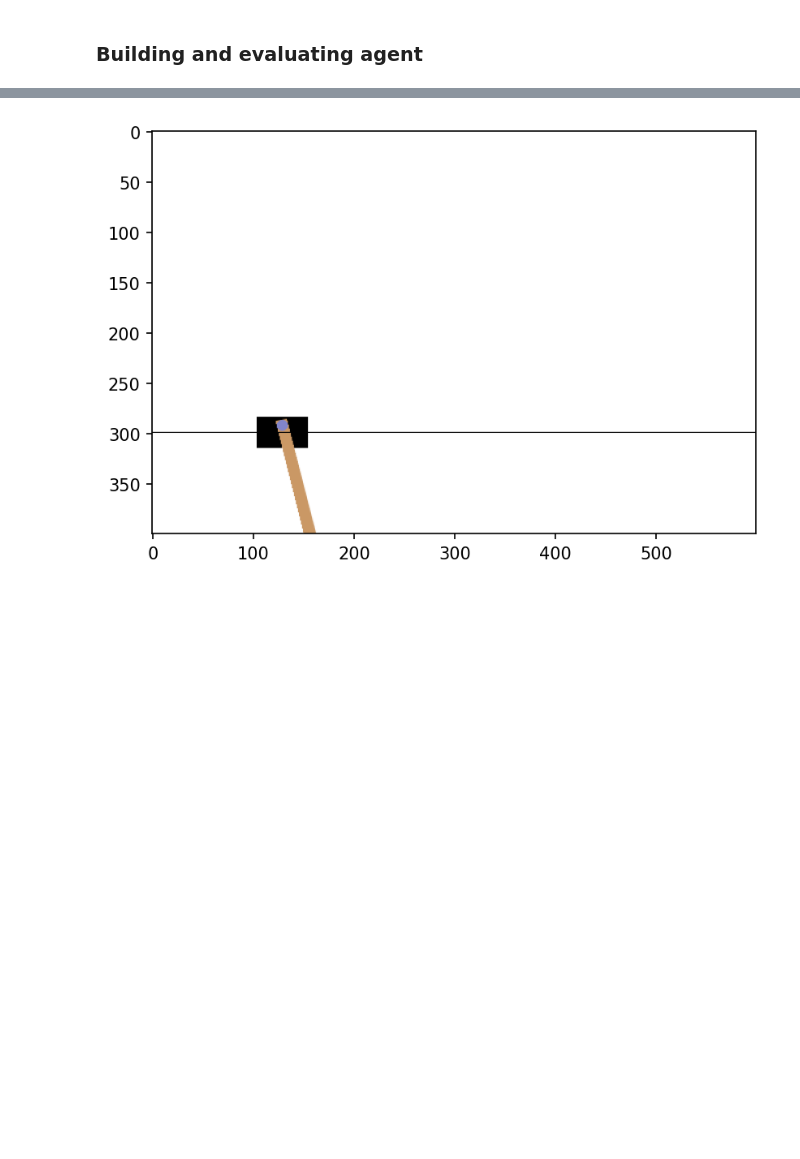
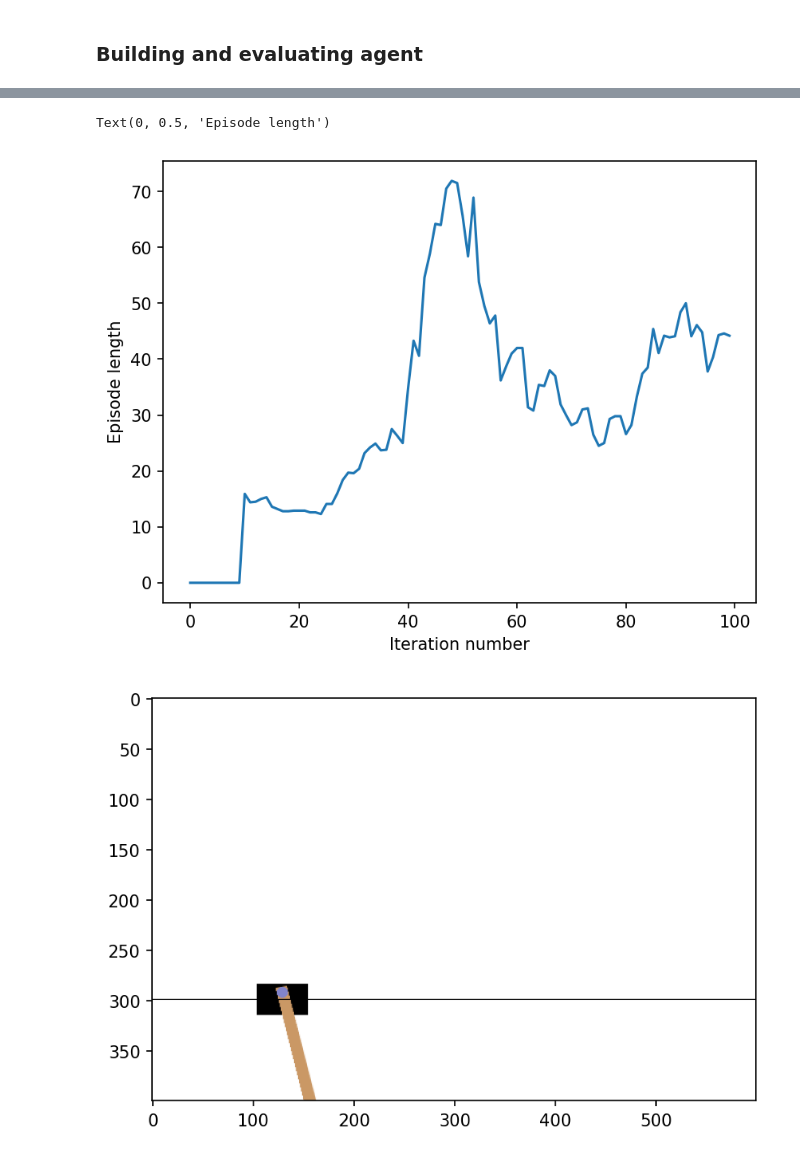
Before and after one commit to achyutha11/cartpole_experiments, a Jupyter notebook: cartpole_experiments.ipynb, the cells around one changed output, grey strips where cells are left out. Drawn from its saved outputs; the diff is of its cells as text; code cells hidden in the pictures; blank space fills up the shorter version.

```diff
--- a/cartpole_experiments.ipynb
+++ b/cartpole_experiments.ipynb
@@ -31,7 +31,7 @@ class DQNAgent():
     RL agent that utilizes a DQN algorithm to solve the Cart Pole environment.
     """
 
-    def __init__(self, gamma=0.95, epsilon=0.9, epsilon_decay=0.99, epsilon_min=0.01, tau=0.99):
+    def __init__(self, gamma=0.95, epsilon=0.9, epsilon_decay=0.99, epsilon_min=0.04, tau=0.99):
         """
         Initialize agent.
 
@@ -51,9 +51,9 @@ class DQNAgent():
         self.epsilon_min = epsilon_min
         self.tau = tau
         self.q_function = self.make_q_function()
-        self.q_function.compile(loss='mse', optimizer=tf.keras.optimizers.legacy.Adam(learning_rate=1e-3))
+        self.q_function.compile(loss='mse', optimizer=tf.keras.optimizers.legacy.Adam(learning_rate=5e-4))
         self.target_q = self.make_q_function()
-        self.target_q.compile(loss='mse', optimizer='adam')
+        self.target_q.compile(loss='mse', optimizer=tf.keras.optimizers.legacy.Adam(learning_rate=5e-4))
         self.target_q.set_weights(self.q_function.weights)
         self.max_memory = 10000
 
@@ -212,12 +212,6 @@ class DQNAgent():
                 else:
                     self.memory = (np.append(np.append(old_state, (action, reward, done)), new_state)).reshape(1, 11)
 
-                # Sample memory if exceeding memory limit
-                # Always keep initial 1000 steps' data
-                if len(self.memory) > self.max_memory:
-                    idx = np.random.randint(1000, len(self.memory), size=self.max_memory - 1000)
-                    self.memory = self.memory[np.append(np.arange(1000), idx), :]
-
                 # Need > 64 for batch size
                 if len(self.memory) > 64:
                     self.train()
@@ -230,6 +224,11 @@ class DQNAgent():
                 if length > 550:
                     break
 
+            # Sample memory if exceeding memory limit
+            # Always keep initial 1000 steps' data
+            if len(self.memory) > self.max_memory:
+                idx = np.random.randint(1000, len(self.memory), size=self.max_memory - 1000)
+                self.memory = self.memory[np.append(np.arange(1000), idx), :]
 
              # Decrease epsilon
             self.epsilon *= self.epsilon_decay
@@ -241,7 +240,7 @@ class DQNAgent():
                 break
 
             if i % 10 == 0:
-                print("Episode {} last 10 reward avg: {}, epsilon: {}".format(i, np.mean(length_lst[-10:]), self.epsilon))
+                print("Episode {}: \nlast 10 reward avg: {} \nepsilon: {} \nMemory size: {}".format(i, np.mean(length_lst[-10:]), self.epsilon, self.memory.shape[0]))
 
         return length_lst
 # %% [markdown]
@@ -278,5 +271,5 @@ agent = DQNAgent()
 # %%
 env = gym.make('CartPole-v1', render_mode='rgb_array')
 # %%
-lengths = agent.go(env, num_rounds=500)
+lengths = agent.go(env, num_rounds=300)
 # %% [output]
@@ -292,8 +325,11 @@ Episode 80 last 10 reward avg: 16.2, epsilon: 0.39874318346355536
 # %%
-iters = np.arange(500)
+iters = np.arange(100)
 plt.plot(iters, rolling_average(lengths, 10))
 plt.xlabel("Iteration number")
 plt.ylabel("Episode length")
+# %% [output]
+Text(0, 0.5, 'Episode length')
+[figure, added]
 # %%
 done = False
 
```
Also changed, not shown: parts of 2 cells of this notebook.
